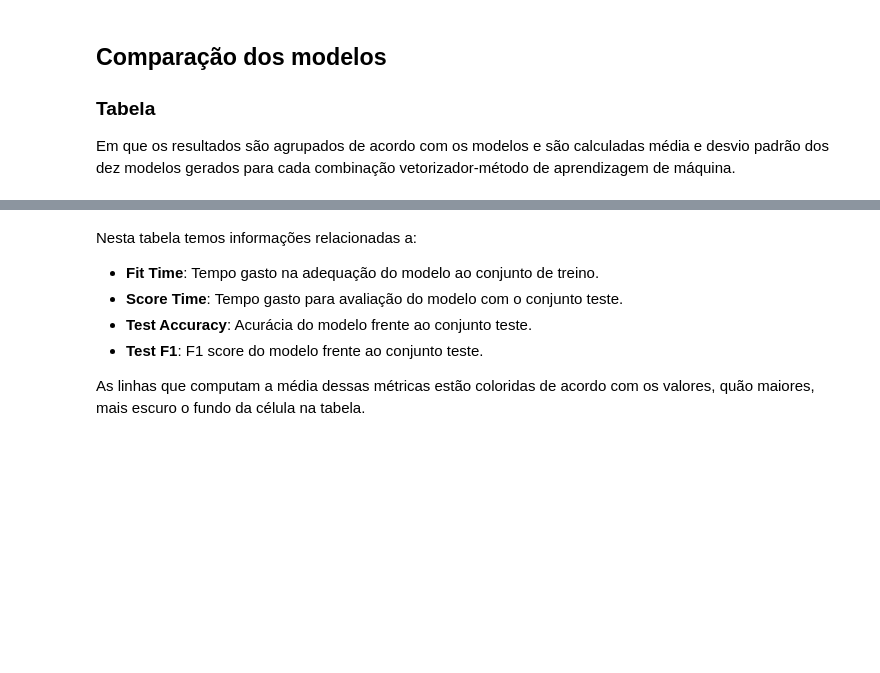
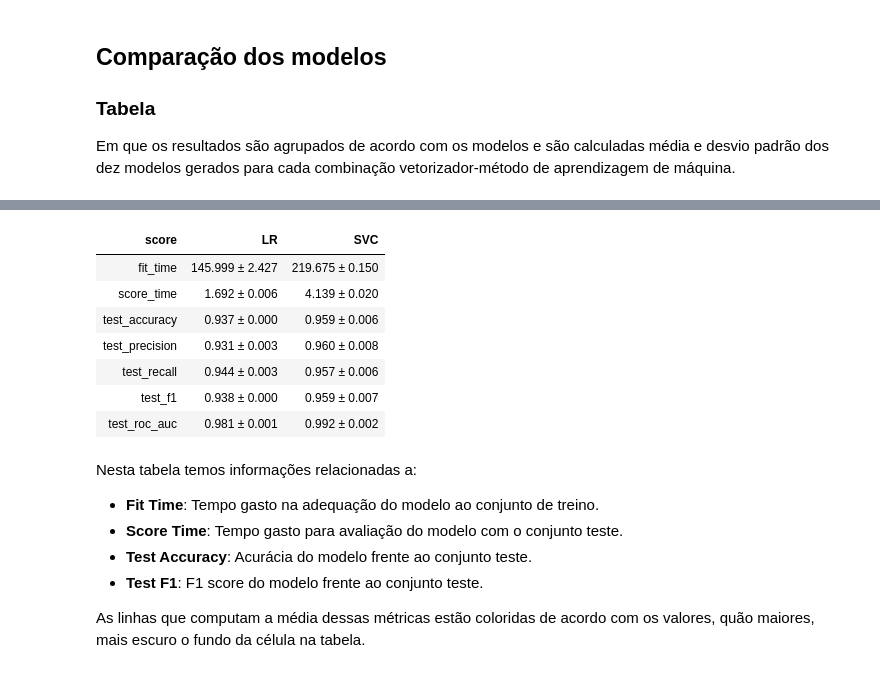
Before and after one commit to atlantico-academy/apura, a Jupyter notebook: notebooks/03 - Comparative Analysis.ipynb, the cells around one changed output, grey strips where cells are left out. Saved outputs shown, nothing was run; the diff lists cells and outputs as text; code cells hidden in the pictures; blank space fills up the shorter version.

```diff
--- a/notebooks/03 - Comparative Analysis.ipynb
+++ b/notebooks/03 - Comparative Analysis.ipynb
@@ -244,3 +252,31 @@ df_results = (
+# %%
+results = (
+    pd
+    .DataFrame(scores)
+    .groupby(['model'])
+    .agg([lambda x: f"{np.mean(x):.3f} ± {np.std(x):.3f}"])#
+    .transpose()
+    .reset_index()
+    .rename(columns={"level_0": "score"})
+    .drop(columns="level_1")
+    # .set_index('score')
+)
+results.columns.name = ''
+(
+    results
+    .style
+    .hide(axis='index')
+    .apply(organize.highlight_max, props='color:white;background-color:green', axis=1)
+)
+# %% [output]
+| score | LR | SVC |
+| fit_time | 145.999 ± 2.427 | 219.675 ± 0.150 |
+| score_time | 1.692 ± 0.006 | 4.139 ± 0.020 |
+| test_accuracy | 0.937 ± 0.000 | 0.959 ± 0.006 |
+| test_precision | 0.931 ± 0.003 | 0.960 ± 0.008 |
+| test_recall | 0.944 ± 0.003 | 0.957 ± 0.006 |
+| test_f1 | 0.938 ± 0.000 | 0.959 ± 0.007 |
+| test_roc_auc | 0.981 ± 0.001 | 0.992 ± 0.002 |
 # %% [markdown]
 Nesta tabela temos informações relacionadas a:
 - **Fit Time**: Tempo gasto na adequação do modelo ao conjunto de treino.
```
Also changed, not shown: parts of 11 cells of this notebook.
